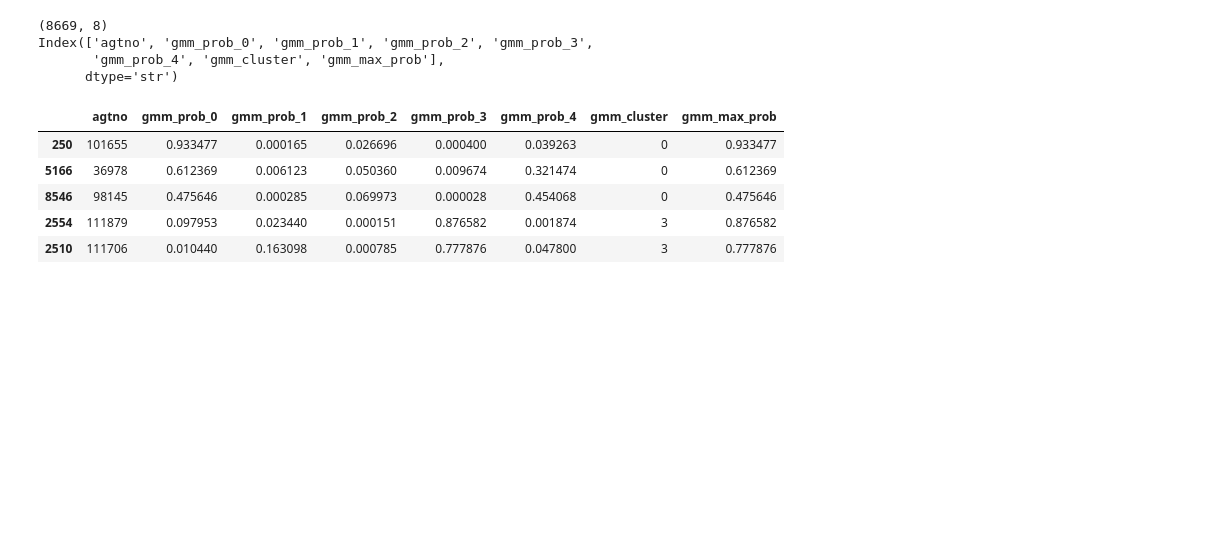
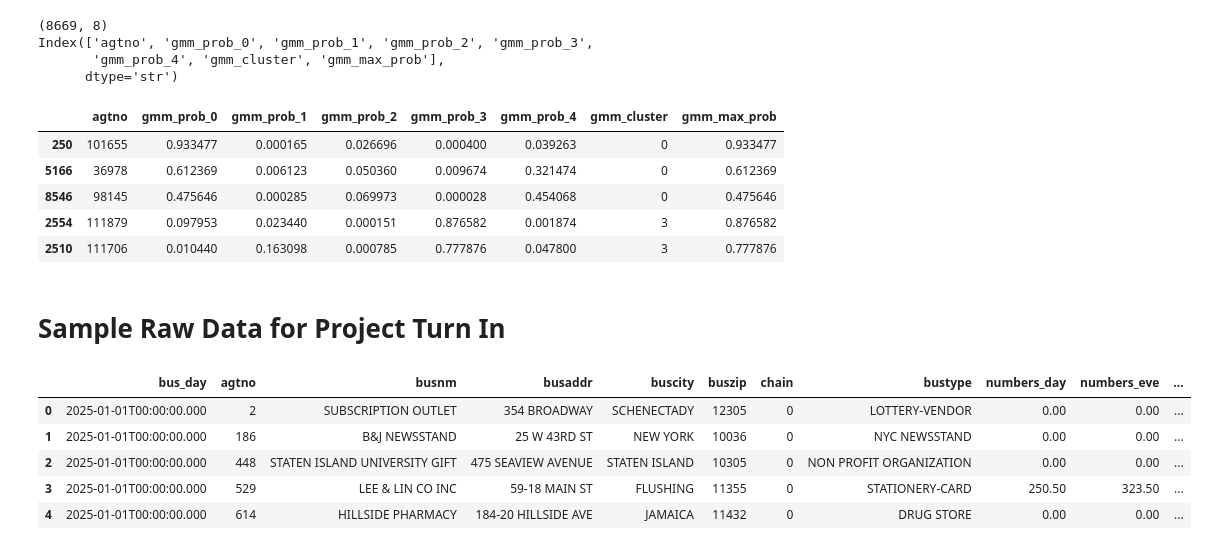
Before and after one commit to Ransommac13/mads_milestone_two, a Jupyter notebook: notebooks/variable_id.ipynb, the cells around one changed output. Cells and saved outputs as stored; diff of their text form; code cells hidden in the pictures; blank space fills up the shorter version.

```diff
--- a/notebooks/variable_id.ipynb
+++ b/notebooks/variable_id.ipynb
@@ -399,3 +381,23 @@ Index(['agtno', 'gmm_prob_0', 'gmm_prob_1', 'gmm_prob_2', 'gmm_prob_3',
 | 8546 | 98145 | 0.475646 | 0.000285 | 0.069973 | 0.000028 | 0.454068 | 0 | 0.475646 |
 | 2554 | 111879 | 0.097953 | 0.023440 | 0.000151 | 0.876582 | 0.001874 | 3 | 0.876582 |
 | 2510 | 111706 | 0.010440 | 0.163098 | 0.000785 | 0.777876 | 0.047800 | 3 | 0.777876 |
+# %% [markdown]
+# Sample Raw Data for Project Turn In
+# %%
+raw_lottery_sample_file_path = Path(".").resolve().parent / "data/interim/combined_lottery_sales_2025.parquet"
+
+raw_lottery_pq = pq.ParquetFile(raw_lottery_sample_file_path)
+raw_lottery_first_100_rows = next(raw_lottery_pq.iter_batches(batch_size=100))
+raw_lottery_df = pa.Table.from_batches([raw_lottery_first_100_rows]).to_pandas()
+
+raw_lottery_df_file_path = Path(".").resolve().parent / "data/raw/raw_lottery_sales_sample.csv"
+raw_lottery_df.to_csv(raw_lottery_df_file_path, index=False)
+
+raw_lottery_df.head()
+# %% [output]
+|  | bus_day | agtno | busnm | busaddr | buscity | buszip | chain | bustype | numbers_day | numbers_eve | ... |
+| 0 | 2025-01-01T00:00:00.000 | 2 | SUBSCRIPTION OUTLET | 354 BROADWAY | SCHENECTADY | 12305 | 0 | LOTTERY-VENDOR | 0.00 | 0.00 | ... |
+| 1 | 2025-01-01T00:00:00.000 | 186 | B&J NEWSSTAND | 25 W 43RD ST | NEW YORK | 10036 | 0 | NYC NEWSSTAND | 0.00 | 0.00 | ... |
+| 2 | 2025-01-01T00:00:00.000 | 448 | STATEN ISLAND UNIVERSITY GIFT | 475 SEAVIEW AVENUE | STATEN ISLAND | 10305 | 0 | NON PROFIT ORGANIZATION | 0.00 | 0.00 | ... |
+| 3 | 2025-01-01T00:00:00.000 | 529 | LEE & LIN CO INC | 59-18 MAIN ST | FLUSHING | 11355 | 0 | STATIONERY-CARD | 250.50 | 323.50 | ... |
+| 4 | 2025-01-01T00:00:00.000 | 614 | HILLSIDE PHARMACY | 184-20 HILLSIDE AVE | JAMAICA | 11432 | 0 | DRUG STORE | 0.00 | 0.00 | ... |
```
Also changed, not shown: parts of 4 cells of this notebook, 10 other files.
